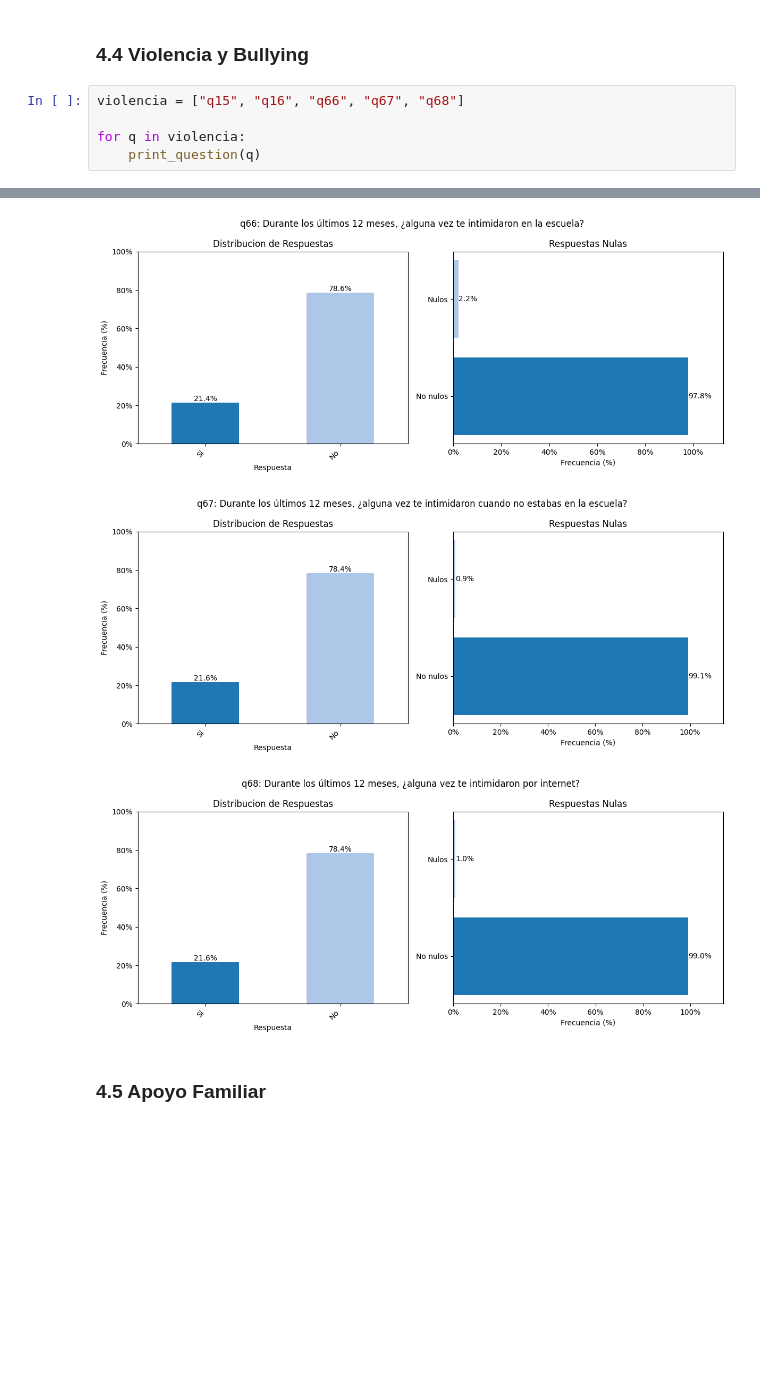
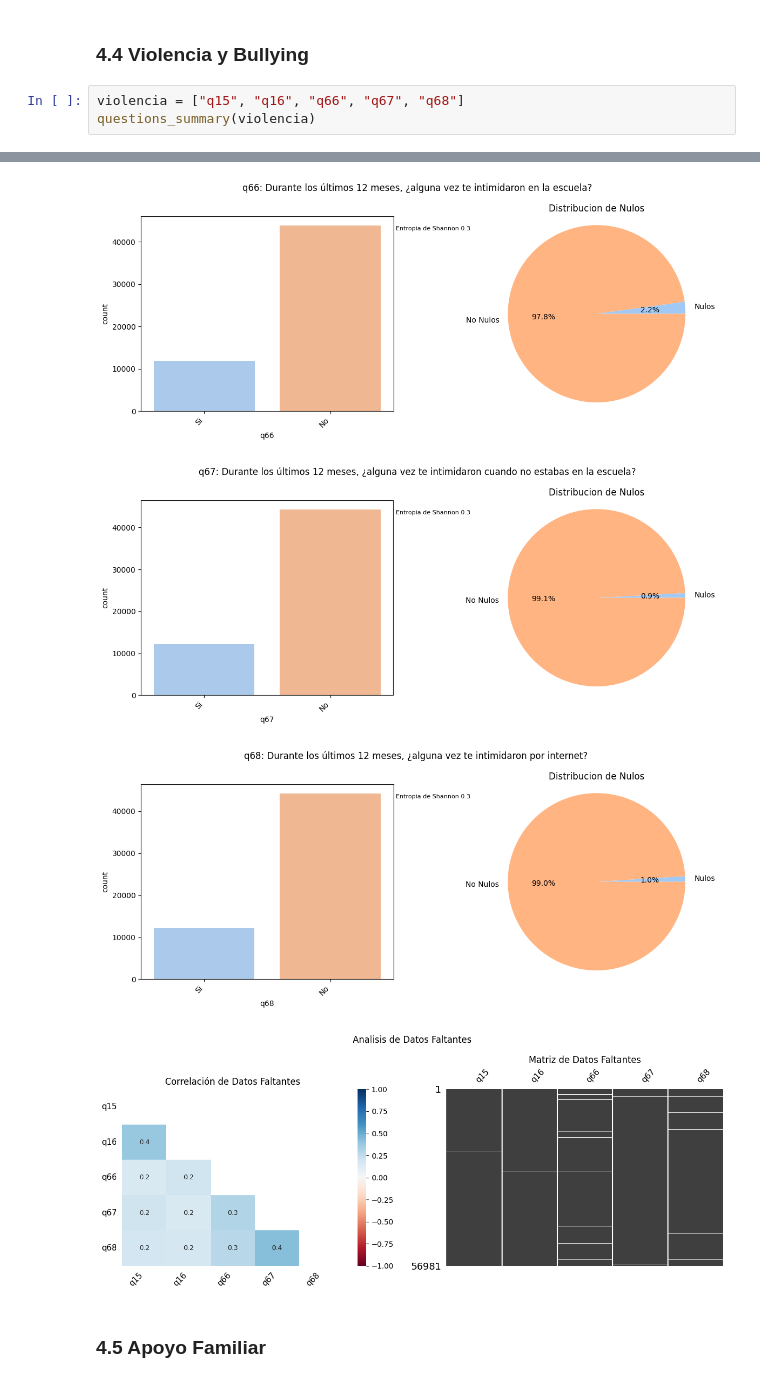
Before and after one commit to CimimUxMaio/tp_g10_AndD, a Jupyter notebook: EDA.ipynb, the cells around one changed output, grey strips where cells are left out. Cells and saved outputs as stored; diff of their text form; blank space fills up the shorter version.

```diff
--- a/EDA.ipynb
+++ b/EDA.ipynb
@@ -221,7 +229,5 @@ for q in salud_mental:
 ### 4.4 Violencia y Bullying
 # %%
 violencia = ["q15", "q16", "q66", "q67", "q68"]
-
-for q in violencia:
-    print_question(q)
+questions_summary(violencia)
 # %% [output]
@@ -230,6 +236,7 @@ for q in violencia:
-[figure, old version]
+[figure, new version]
-[figure, old version]
+[figure, new version]
-[figure, old version]
+[figure, new version]
+[figure, added]
 # %% [markdown]
 ### 4.5 Apoyo Familiar
 # %%
```
Also changed, not shown: parts of 39 cells of this notebook, 4 other files.
